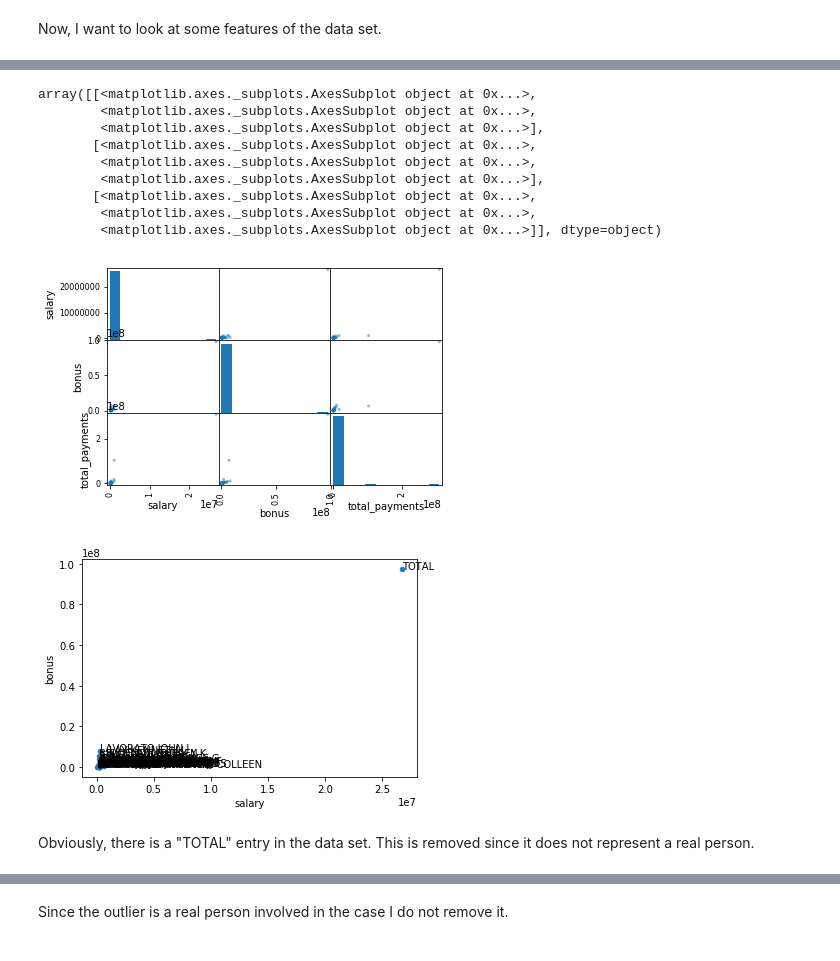
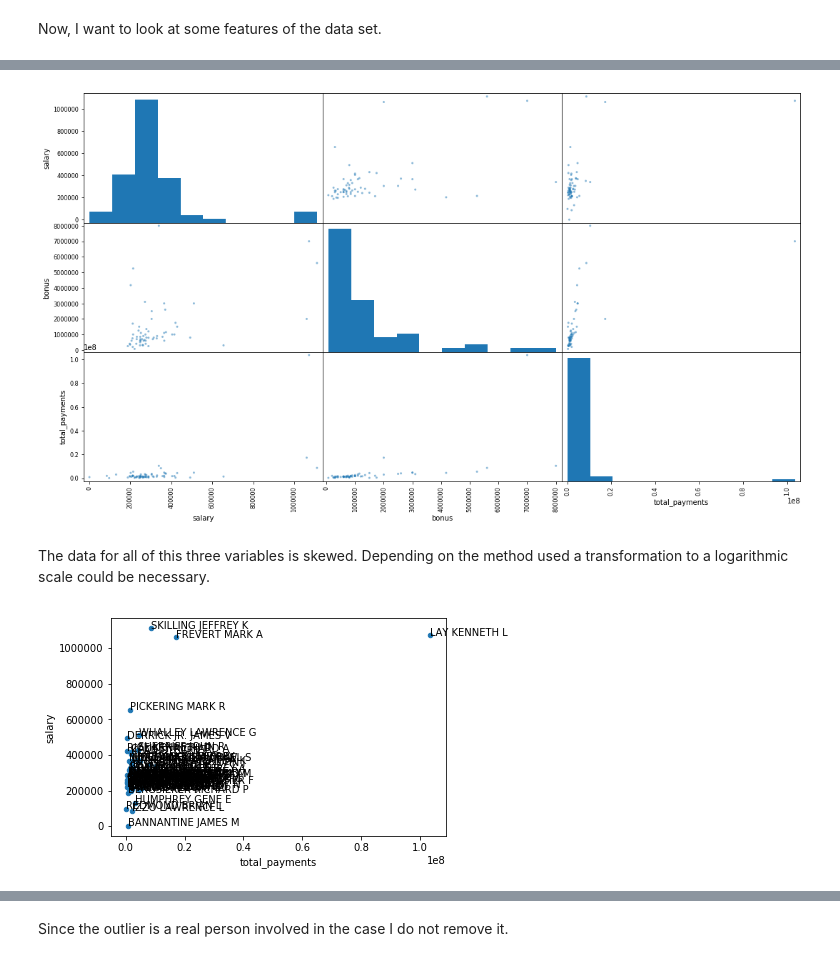
Before and after one commit to mbunse/ud120-projects, a Jupyter notebook: final_project/Look At Enron data set.ipynb, the cells around one changed output, grey strips where cells are left out. Cells and saved outputs as stored; diff of their text form; code cells hidden in the pictures.

Commit message:
Finalized feature selection part.

```diff
--- a/final_project/Look At Enron data set.ipynb
+++ b/final_project/Look At Enron data set.ipynb
@@ -163,0 +201,7 @@ Name: poi, dtype: bool
+# %%
+from poi_id import SelectMatchFeatures
+words_selector = SelectMatchFeatures(feature_match="word_.*")
+words_selector.fit_transform(features)
+print "Number of word features:", len(words_selector.get_feature_names())
+print "10 random word features"
+print words_selector.get_feature_names()[0:10]
@@ -163,0 +214,6 @@ Name: poi, dtype: bool
+# %%
+subs_from_selector = SelectMatchFeatures(feature_match="sub_from_.*")
+subs_from_selector.fit_transform(features)
+print "Number of subjects from features:", len(subs_from_selector.get_feature_names())
+print "10 random subjects from features"
+print subs_from_selector.get_feature_names()[0:10]
@@ -163,0 +226,6 @@ Name: poi, dtype: bool
+# %%
+subs_to_selector = SelectMatchFeatures(feature_match="sub_to_.*")
+subs_to_selector.fit_transform(features)
+print "Number of subjects to features:", len(subs_to_selector.get_feature_names())
+print "10 random subjects to features"
+print subs_to_selector.get_feature_names()[0:10]
@@ -227,2 +281,10 @@ There are four obvious outliers: Andrew Fastow, Mark Koenig, Jamens Bannentine a
 # %% [markdown]
 Now, I want to look at some features of the data set.
+# %%
+#Convert NaN values using the feature transform classes developed
+all_feature_selector = SelectMatchFeatures(convert_to_numeric=True, feature_match=".*")
+data = pd.DataFrame(all_feature_selector.fit_transform(features),
+                    index=names,
+                   columns=all_feature_selector.get_feature_names())
+data["poi"]=labels
+data
@@ -229,32 +310,22 @@ Now, I want to look at some features of the data set.
 # %%
 %matplotlib inline
 import matplotlib.pyplot as plt
 from pandas.plotting import scatter_matrix
-scatter_matrix(data[["salary", "bonus", "total_payments"]])
+ax = scatter_matrix(data[["salary", "bonus", "total_payments"]], figsize=(18,10))
 # %% [output]
-array([[<matplotlib.axes._subplots.AxesSubplot object at 0x...>,
-        <matplotlib.axes._subplots.AxesSubplot object at 0x...>,
-        <matplotlib.axes._subplots.AxesSubplot object at 0x...>],
-       [<matplotlib.axes._subplots.AxesSubplot object at 0x...>,
-        <matplotlib.axes._subplots.AxesSubplot object at 0x...>,
-        <matplotlib.axes._subplots.AxesSubplot object at 0x...>],
-       [<matplotlib.axes._subplots.AxesSubplot object at 0x...>,
-        <matplotlib.axes._subplots.AxesSubplot object at 0x...>,
-        <matplotlib.axes._subplots.AxesSubplot object at 0x...>]], dtype=object)
-[figure, old version]
+[figure, new version]
+# %% [markdown]
+The data for all of this three variables is skewed. Depending on the method used a transformation to a logarithmic scale could be necessary.
 # %%
-ax = data.plot.scatter(x="salary", y="bonus")
+ax = data.plot.scatter(x="total_payments", y="salary")
 def label_point(data, x, y, ax):
     for i, point in data.iterrows():
         if np.isnan(point[x]) or np.isnan(point[y]):
             continue
         else:
-            #print "x, y", point[x], point[y]
+            #print \"x, y\", point[x], point[y]
             ax.text(point[x], point[y], i)
-
-label_point(data, "salary", "bonus", ax)
+label_point(data, "total_payments", "salary", ax)
 plt.draw()
 # %% [output]
-[figure, old version]
+[figure, new version]
-# %% [markdown]
-Obviously, there is a "TOTAL" entry in the data set. This is removed since it does not represent a real person.
```
Also changed, not shown: parts of 71 cells of this notebook.
